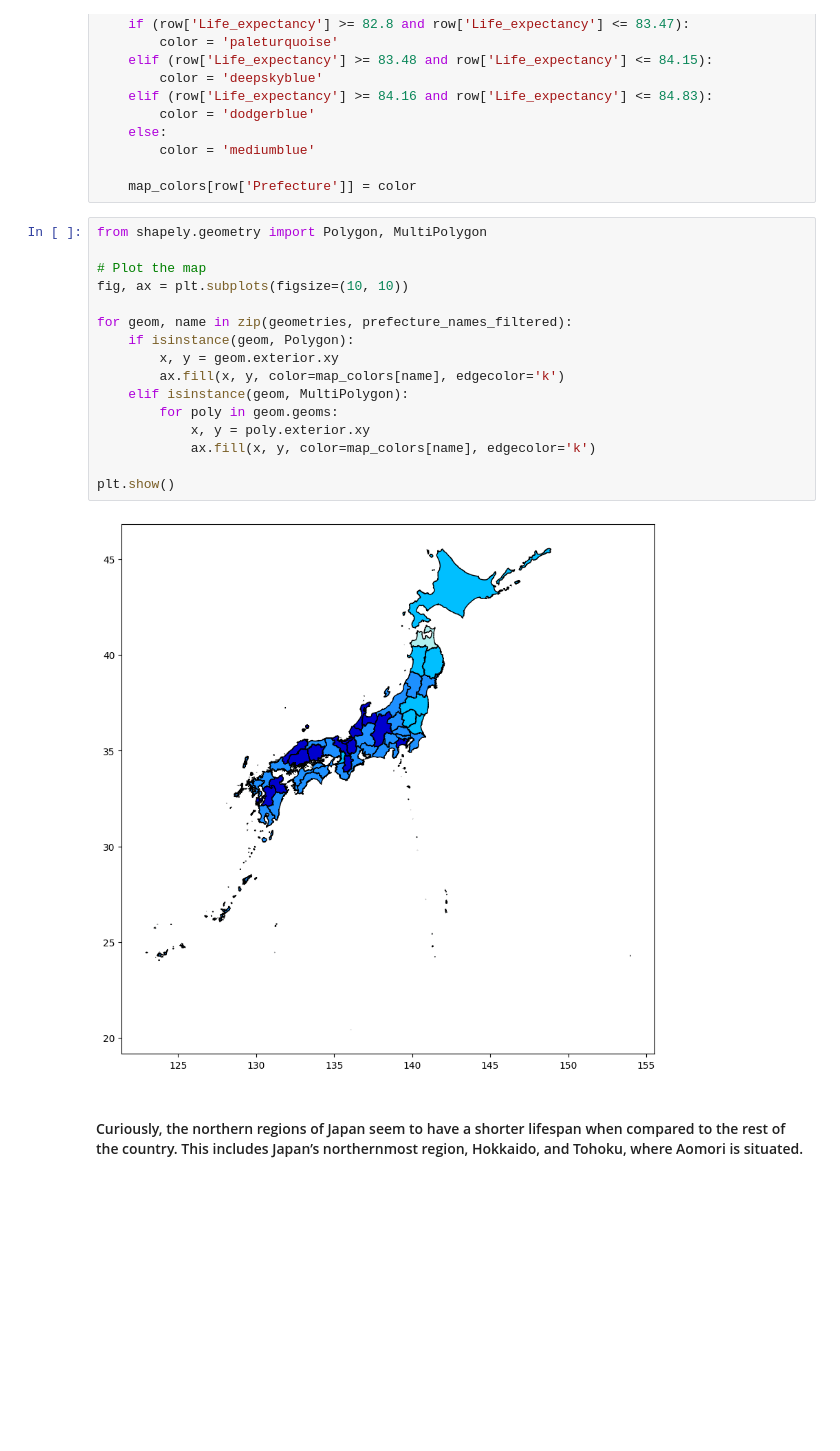
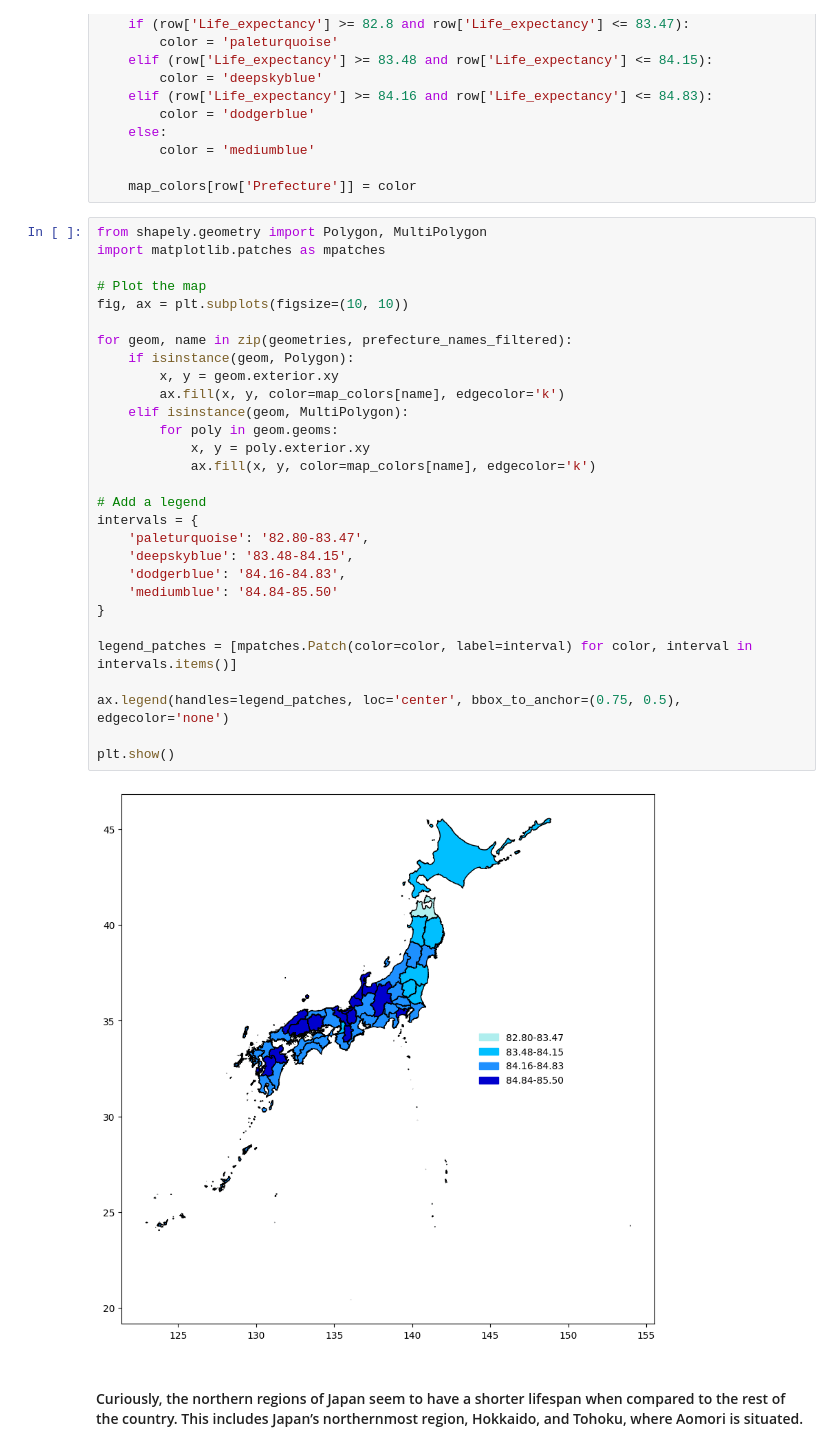
Before and after one commit to rafaseto/japan-life-expectancy, a Jupyter notebook: data_analysis.ipynb, the cells around one changed output. Drawn from its saved outputs; the diff is of its cells as text; blank space fills up the shorter version.

Commit message:
add a legend to the map

```diff
--- a/data_analysis.ipynb
+++ b/data_analysis.ipynb
@@ -126,22 +126,35 @@ for index, row, in df_sorted[['Prefecture', 'Life_expectancy']].iterrows():
     map_colors[row['Prefecture']] = color
 # %%
 from shapely.geometry import Polygon, MultiPolygon
+import matplotlib.patches as mpatches
 
 # Plot the map
 fig, ax = plt.subplots(figsize=(10, 10))
 
 for geom, name in zip(geometries, prefecture_names_filtered):
     if isinstance(geom, Polygon):
         x, y = geom.exterior.xy
         ax.fill(x, y, color=map_colors[name], edgecolor='k')
     elif isinstance(geom, MultiPolygon):
         for poly in geom.geoms:
             x, y = poly.exterior.xy
             ax.fill(x, y, color=map_colors[name], edgecolor='k')
 
+# Add a legend
+intervals = {
+    'paleturquoise': '82.80-83.47',
+    'deepskyblue': '83.48-84.15',
+    'dodgerblue': '84.16-84.83',
+    'mediumblue': '84.84-85.50'
+}
+
+legend_patches = [mpatches.Patch(color=color, label=interval) for color, interval in intervals.items()]
+
+ax.legend(handles=legend_patches, loc='center', bbox_to_anchor=(0.75, 0.5), edgecolor='none')
+
 plt.show()
 # %% [output]
-[figure, old version]
+[figure, new version]
 # %% [markdown]
 #### Curiously, the northern regions of Japan seem to have a shorter lifespan when compared to the rest of the country. This includes Japan’s northernmost region, Hokkaido, and Tohoku, where Aomori is situated.
 # %%
```
